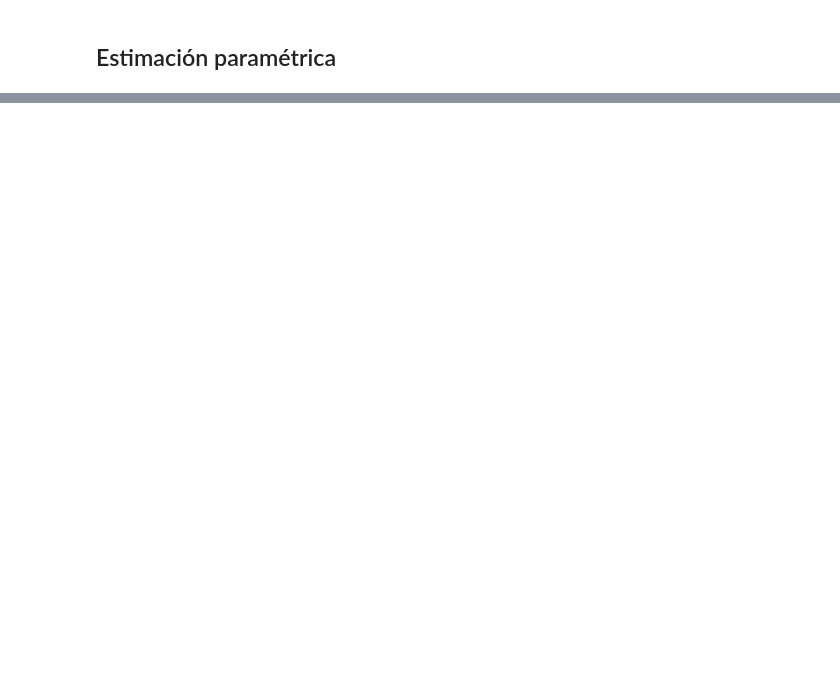
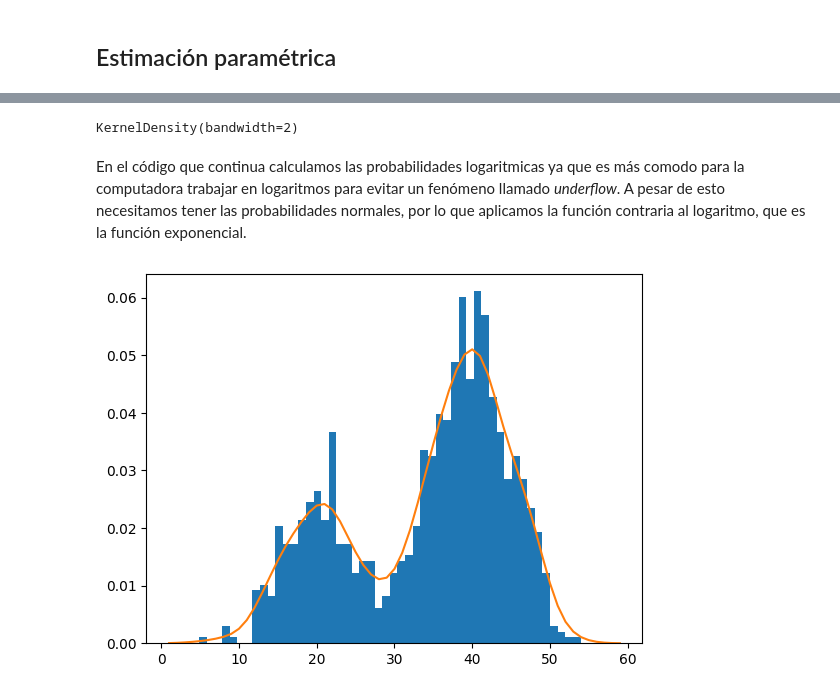
Before and after one commit to jariel17/curso-probabilidad, a Jupyter notebook: 04_estimacion_densidad_probabilidad.ipynb, the cells around one changed output, grey strips where cells are left out. Saved outputs shown, nothing was run; the diff lists cells and outputs as text; code cells hidden in the pictures; blank space fills up the shorter version.

```diff
--- a/04_estimacion_densidad_probabilidad.ipynb
+++ b/04_estimacion_densidad_probabilidad.ipynb
@@ -24,0 +37,28 @@ https://scikit-learn.org/stable/modules/density.html
+# %%
+from numpy import hstack
+from sklearn.neighbors import KernelDensity
+
+# Construimos una distribución bimodal artificial
+sample1 = normal(loc=20, scale=5, size=300)
+sample2 = normal(loc=40, scale=5, size=700)
+sample = hstack((sample1, sample2))
+
+model = KernelDensity(bandwidth=2, kernel='gaussian')
+sample = sample.reshape(len(sample), 1)
+model.fit(sample)
+# %% [output]
+KernelDensity(bandwidth=2)
+# %% [markdown]
+En el código que continua calculamos las probabilidades logaritmicas ya que es más comodo para la computadora trabajar en logaritmos para evitar un fenómeno llamado _underflow_.
+A pesar de esto necesitamos tener las probabilidades normales, por lo que aplicamos la función contraria al logaritmo, que es la función exponencial.
+# %%
+values = np.asarray([value for value in range(1, 60)])
+values = values.reshape((len(values), 1))
+probabilities = model.score_samples(values) #probabilidad logaritmica
+probabilities = np.exp(probabilities) # inversion de probabilidad
+
+pyplot.hist(sample, bins=50, density=True)
+pyplot.plot(values, probabilities)
+pyplot.show()
+# %% [output]
+[figure, added]
```
Also changed, not shown: parts of 6 cells of this notebook.
